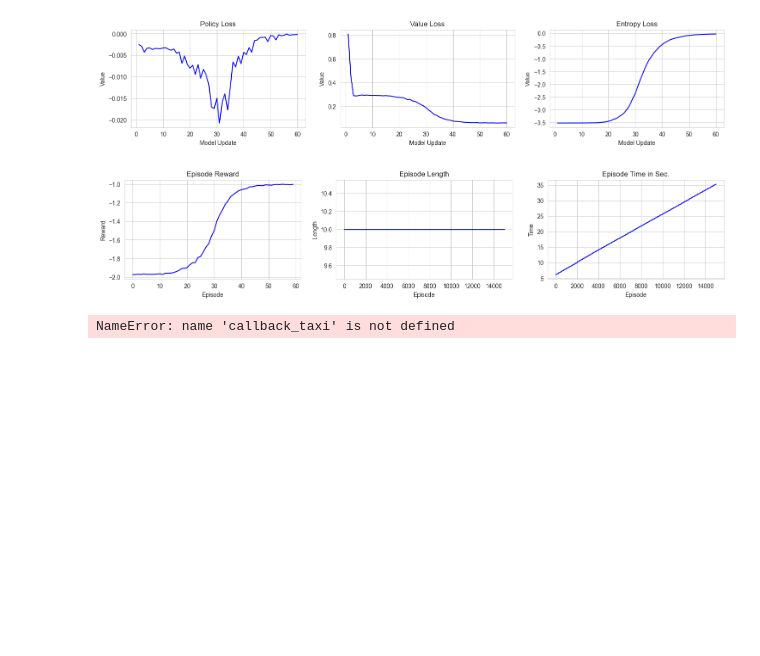
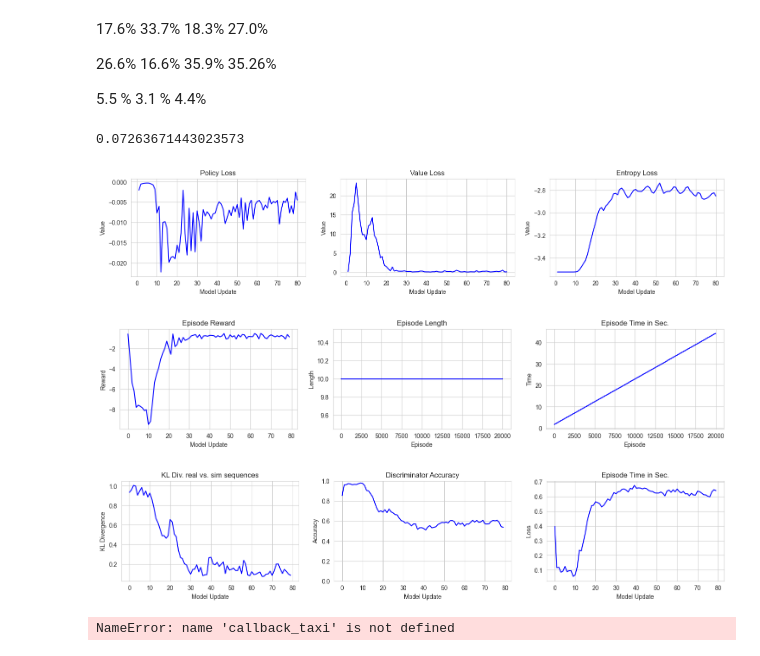
Before and after one commit to FrensiZ/adversial_learning, a Jupyter notebook: adversial_learning.ipynb, the cells around one changed output. Cells and saved outputs as stored; diff of their text form; code cells hidden in the pictures; blank space fills up the shorter version.

```diff
--- a/adversial_learning.ipynb
+++ b/adversial_learning.ipynb
@@ -223,7 +243,7 @@ class CustomCallback(BaseCallback):
     train/clip_range
     """
 
-    def __init__(self, verbose=0, display_rollout=False):
+    def __init__(self, epochs, verbose=0, display_rollout=False):
 
         super(CustomCallback, self).__init__(verbose)
 
@@ -236,16 +256,21 @@ class CustomCallback(BaseCallback):
         # KL Div
         self.kl_div = []
         # Discriminator
+        self.epochs = epochs
         self.discriminator_loss = []
         self.discriminator_accuracy = []
 
     def _on_training_start(self) -> None:
-        """
-        This method is called before the first rollout starts.
-        """
-        pass
+
+        ## NEED TO ADJUST FOR MULTIPLE ENVIRONMENTS
+        for env in self.training_env.envs:
+            env.unwrapped.copy_policy(self.model.policy)
 
     def _on_rollout_start(self) -> None:
+
+        ## NEED TO ADJUST FOR MULTIPLE ENVIRONMENTS
+        for env in self.training_env.envs:
+            env.unwrapped.update_policy(self.model.policy.state_dict())
 
         self.save_losses()
 
@@ -265,7 +290,10 @@ class CustomCallback(BaseCallback):
             # Calculate KL Div.
             curr_kl =  env.unwrapped.calculate_kl_div()
             # Train Discriminator
-            d_loss, d_accuracy = env.unwrapped.train_discrimintator()
+
+            env.unwrapped.train_discriminator()
+
+            d_loss, d_accuracy = env.unwrapped.train_discrimintator_1(epochs=self.epochs)
             # Reset Lists
             env.unwrapped.clear_rollout_seq()
 
@@ -273,7 +301,7 @@ class CustomCallback(BaseCallback):
         self.discriminator_loss.append(d_loss)
         self.discriminator_accuracy.append(d_accuracy)
 
-        print(f"KL Divergence: {self.kl_div[-1]} - Discriminator Accuracy: {self.discriminator_accuracy[-1]}")
+        print(f"KL Divergence: {self.kl_div[-1]:.3f} - Discriminator Accuracy: {self.discriminator_accuracy[-1]:.3f}")
 
     def _on_training_end(self) -> None:
 
@@ -543,19 +604,19 @@ model_test = PPO(
 
     n_steps=250*10,
     batch_size=25*10,
-    n_epochs=10,
+    n_epochs=8,
 
-    gamma=0.99,
+    gamma=0.99,             # 0.99
     gae_lambda=0.95,
 
     clip_range=0.2,
     clip_range_vf=None,
-    ent_coef=0.0,
+    ent_coef=0.1,
     vf_coef=0.5,
     max_grad_norm=0.5,
 
     learning_rate=1e-4
 )
 
-callback_test = CustomCallback(verbose=0, display_rollout=False)
+callback_test = CustomCallback(verbose=0, display_rollout=False, epochs=40)
 # %%
@@ -563,15 +624,38 @@ model_test.learn(150000, callback=callback_test)
 env_test.close()
+# %% [markdown]
+17.6%
+33.7%
+18.3%
+27.0%
+
+26.6%
+16.6%
+35.9%
+35.26%
+
+5.5 %
+3.1 %
+4.4%
+# %%
+np.min(callback_test.kl_div)
+# %% [output]
+0.07263671443023573
 # %%
 plot_losses(pg_loss=callback_test.pg_losses,
             value_loss=callback_test.value_losses,
             entropy_loss=callback_test.entropy_losses)
 
 plot_rewards(ep_rew=callback_test.rewards,
              ep_len=env_test.get_episode_lengths(),
              ep_time=env_test.get_episode_times())
+
+plot_discriminator(kl_div=callback_test.kl_div,
+                   disc_acc=callback_test.discriminator_accuracy,
+                   disc_loss=callback_test.discriminator_loss)
 # %% [output]
-[figure, old version]
+[figure, new version]
-[figure, old version]
+[figure, new version]
+[figure, added]
 # %%
 # Create everything
 env_taxi = make_vec_env('Taxi-v3', n_envs=5)
```
Also changed, not shown: parts of 5 cells of this notebook.
